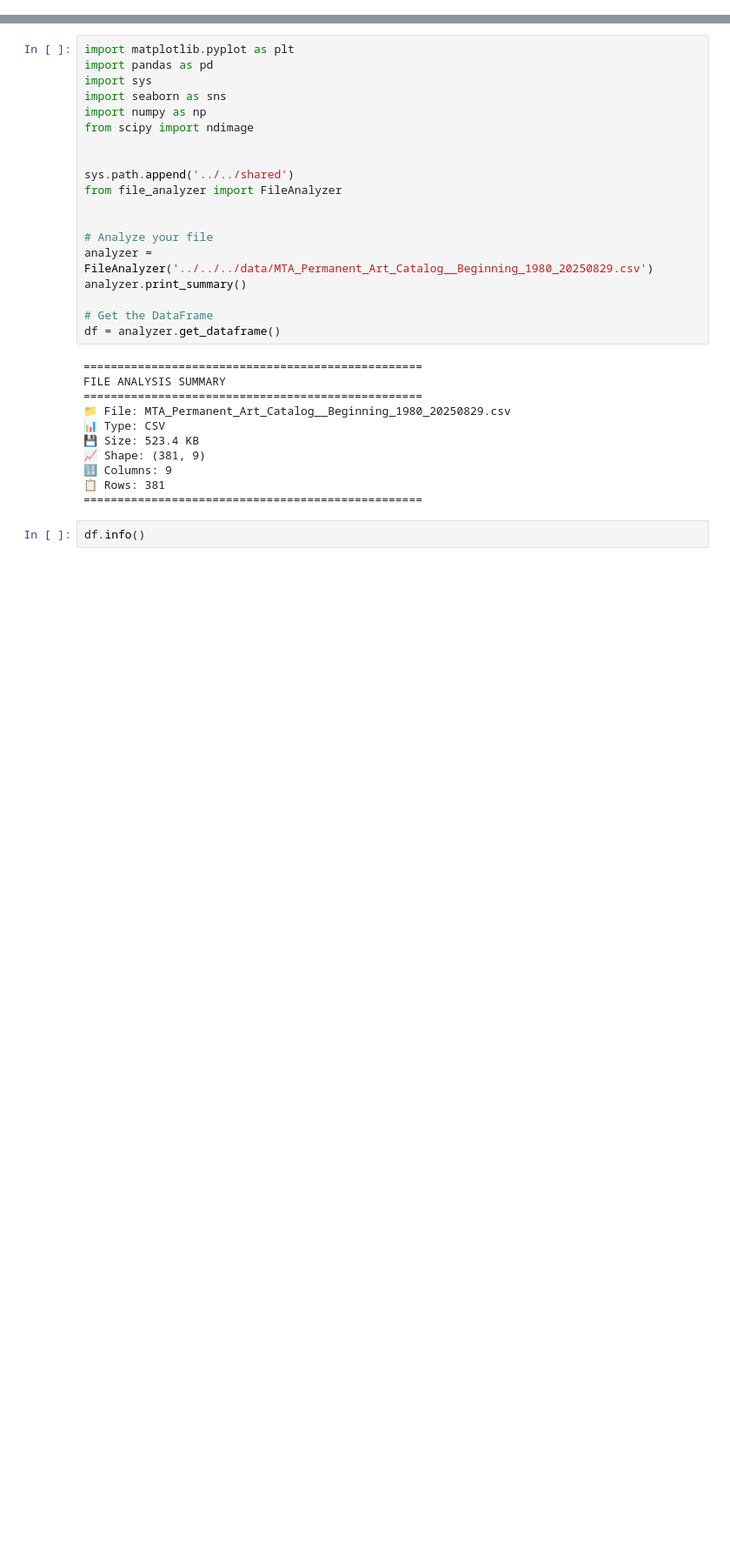
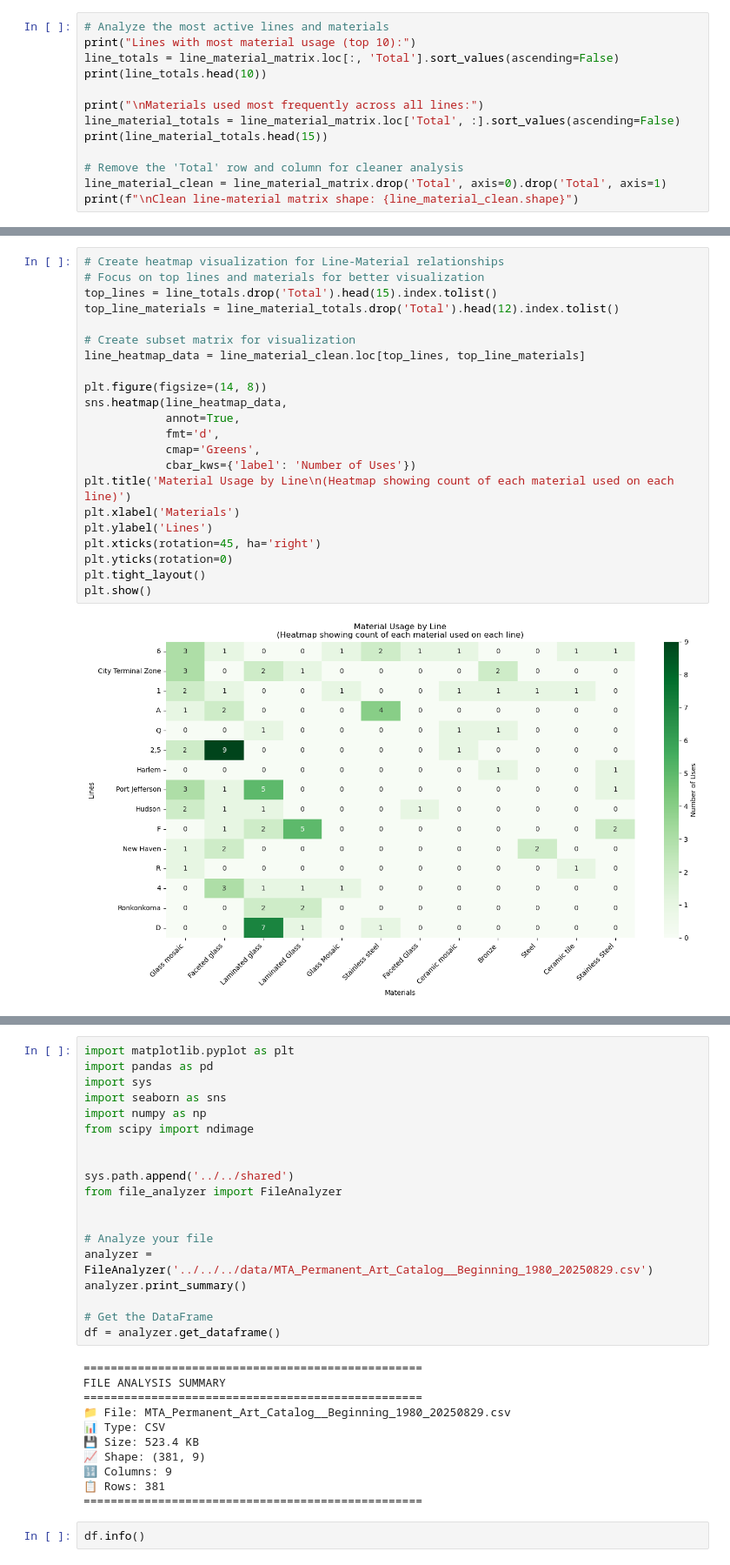
Before and after one commit to marobinette/DataScience, a Jupyter notebook: assignments/weekTwo/MTAArt/mta_data.ipynb, the cells around one changed output, grey strips where cells are left out. Shown at 87% size. Saved outputs shown, nothing was run; the diff lists cells and outputs as text; blank space fills up the shorter version.

```diff
--- a/assignments/weekTwo/MTAArt/mta_data.ipynb
+++ b/assignments/weekTwo/MTAArt/mta_data.ipynb
@@ -0,0 +178,13 @@
+# %%
+# Analyze the most active lines and materials
+print("Lines with most material usage (top 10):")
+line_totals = line_material_matrix.loc[:, 'Total'].sort_values(ascending=False)
+print(line_totals.head(10))
+
+print("\nMaterials used most frequently across all lines:")
+line_material_totals = line_material_matrix.loc['Total', :].sort_values(ascending=False)
+print(line_material_totals.head(15))
+
+# Remove the 'Total' row and column for cleaner analysis
+line_material_clean = line_material_matrix.drop('Total', axis=0).drop('Total', axis=1)
+print(f"\nClean line-material matrix shape: {line_material_clean.shape}")
@@ -0,0 +233,24 @@
+# %%
+# Create heatmap visualization for Line-Material relationships
+# Focus on top lines and materials for better visualization
+top_lines = line_totals.drop('Total').head(15).index.tolist()
+top_line_materials = line_material_totals.drop('Total').head(12).index.tolist()
+
+# Create subset matrix for visualization
+line_heatmap_data = line_material_clean.loc[top_lines, top_line_materials]
+
+plt.figure(figsize=(14, 8))
+sns.heatmap(line_heatmap_data,
+            annot=True,
+            fmt='d',
+            cmap='Greens',
+            cbar_kws={'label': 'Number of Uses'})
+plt.title('Material Usage by Line\n(Heatmap showing count of each material used on each line)')
+plt.xlabel('Materials')
+plt.ylabel('Lines')
+plt.xticks(rotation=45, ha='right')
+plt.yticks(rotation=0)
+plt.tight_layout()
+plt.show()
+# %% [output]
+[figure, added]
```
Also changed, not shown: parts of 30 cells of this notebook, 3 other files.
